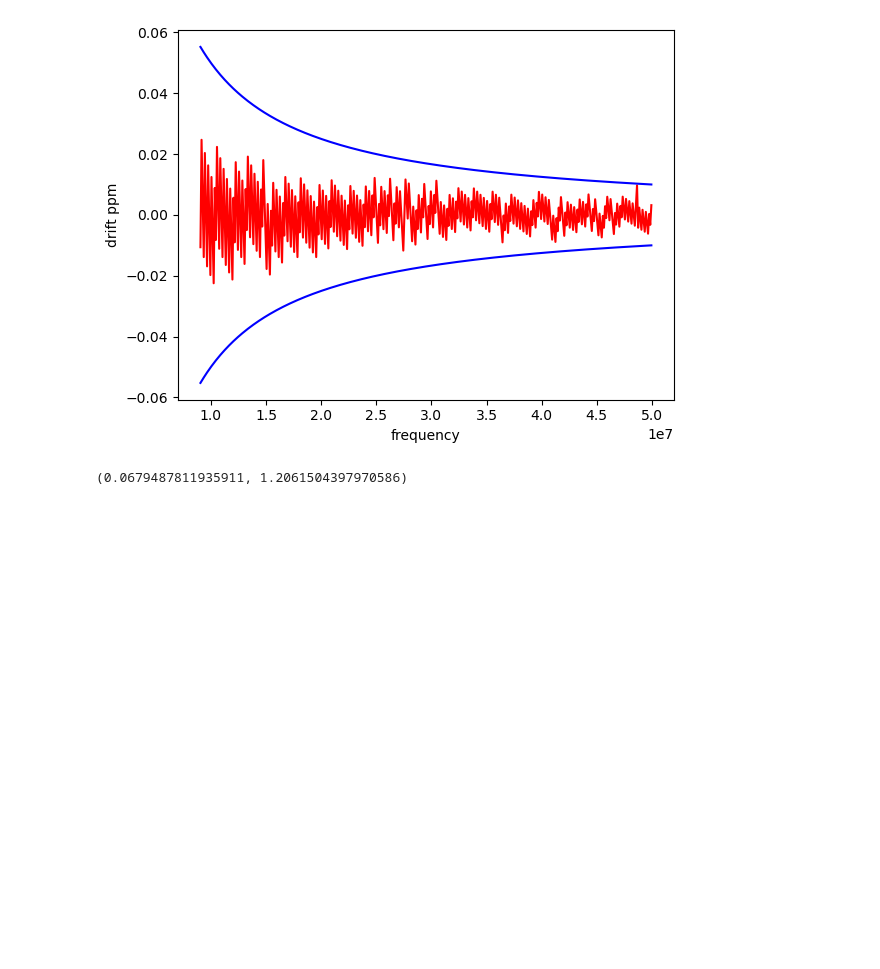
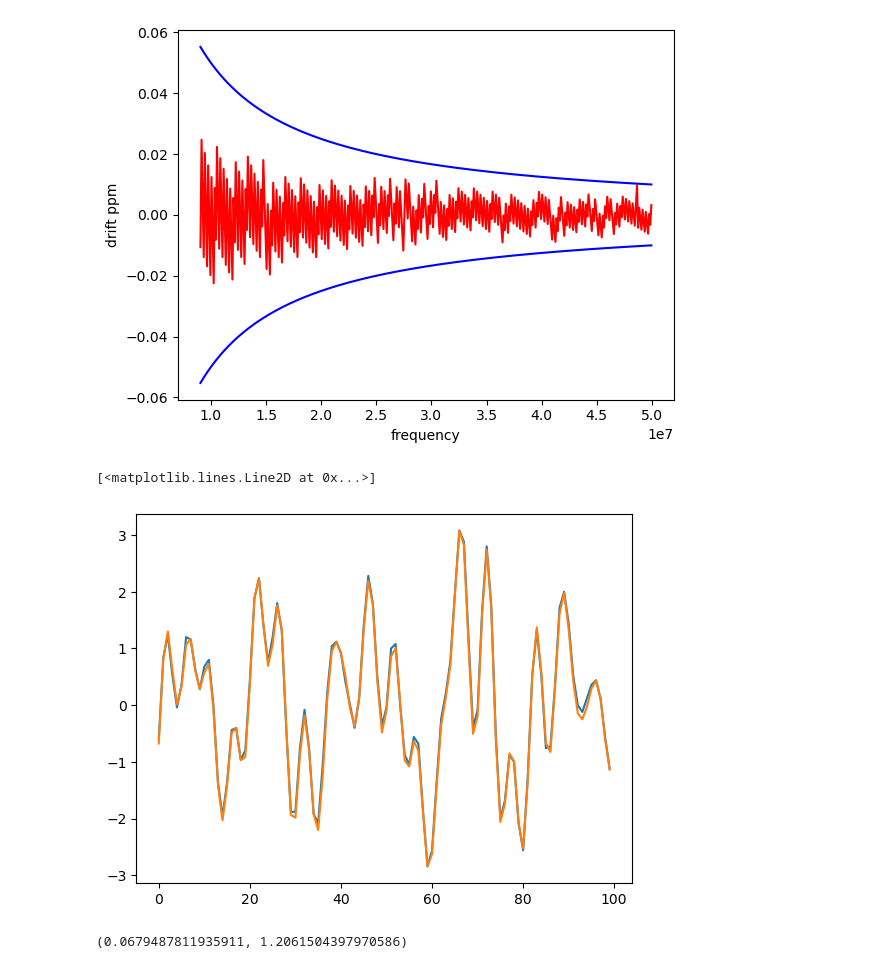
Before and after one commit to lusee-night/notebooks, a Jupyter notebook: calibrator/generate_signal_anze.ipynb, the cells around one changed output. Cells and saved outputs as stored; diff of their text form; code cells hidden in the pictures; blank space fills up the shorter version.

```diff
--- a/calibrator/generate_signal_anze.ipynb
+++ b/calibrator/generate_signal_anze.ipynb
@@ -208,6 +230,12 @@ plt.ylabel('drift ppm')
 MEAN DRIFT 41.778572947225875
 Text(0, 0.5, 'drift ppm')
 [figure]
+# %%
+plt.plot(data[:100])
+plt.plot(sigb[:100])
+# %% [output]
+[<matplotlib.lines.Line2D at 0x...>]
+[figure, added]
 # %%
 diff = data-sigb
 diff.std(), data.std()
```
Also changed, not shown: parts of 2 cells of this notebook, 1 other file.
